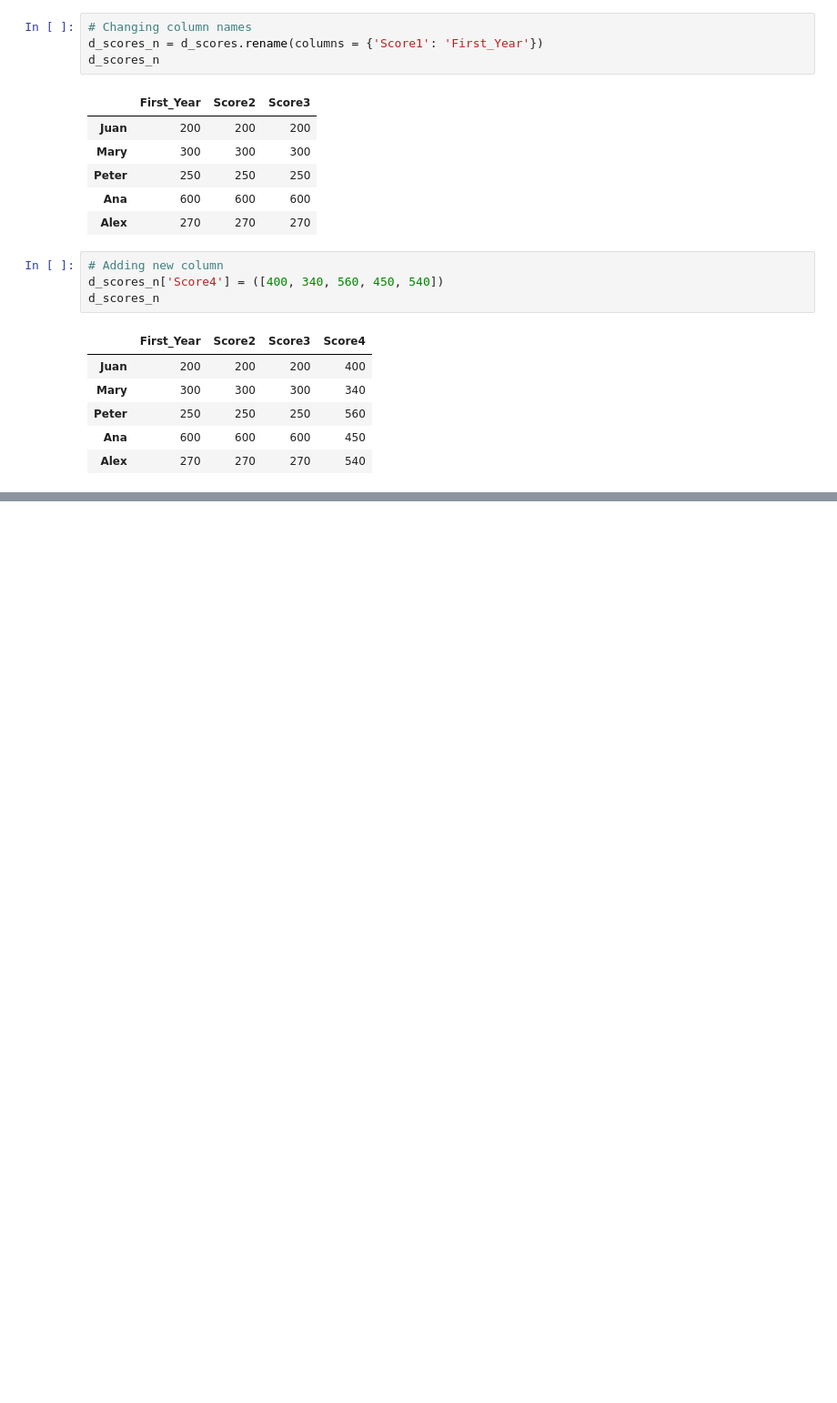
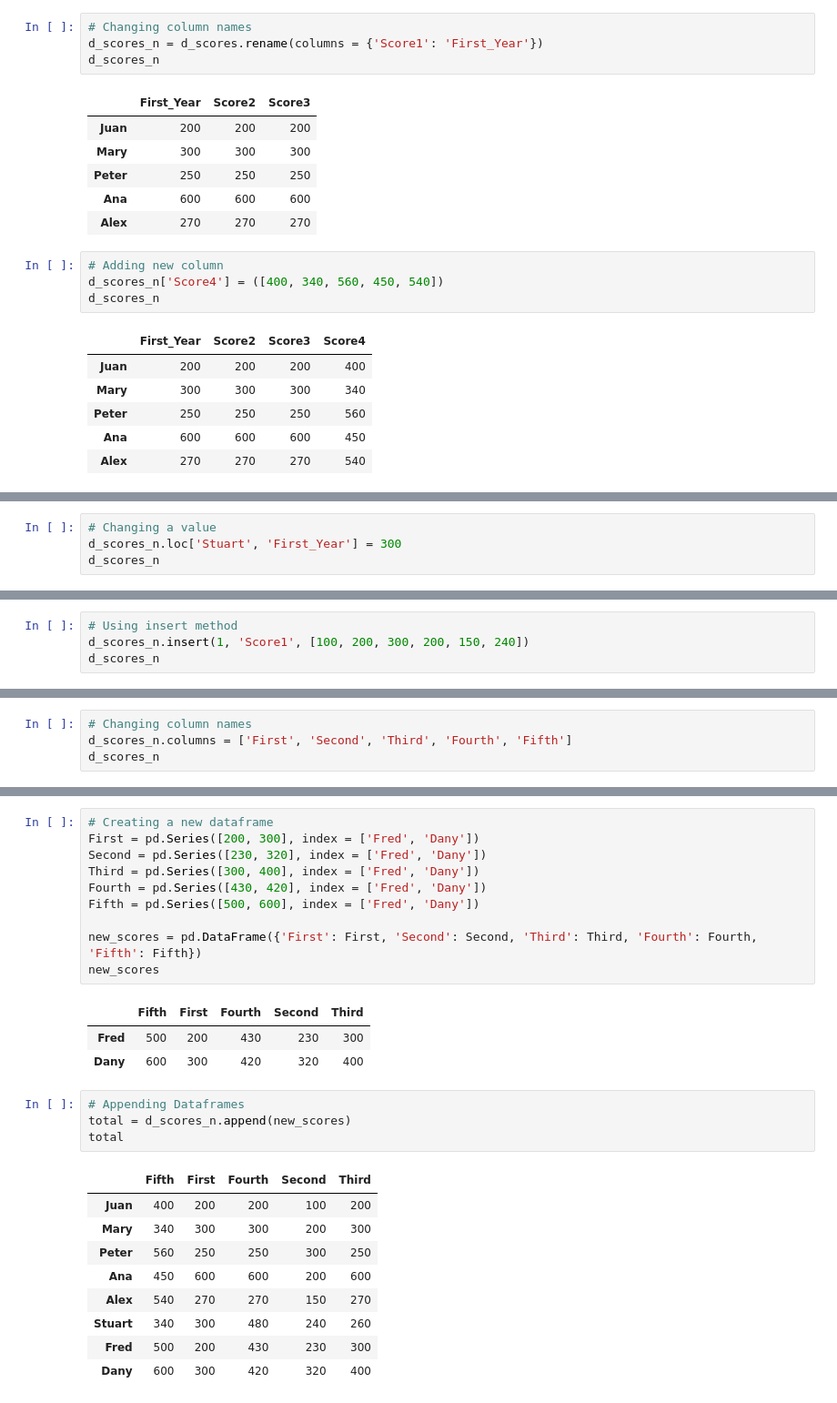
Before and after one commit to alezanper/python-notes, a Jupyter notebook: Pandas/02_DataFrames.ipynb, the cells around one changed output, grey strips where cells are left out. Shown at 91% size. Saved outputs shown, nothing was run; the diff lists cells and outputs as text; blank space fills up the shorter version.

Commit message:
Dataframe Update

```diff
--- a/Pandas/02_DataFrames.ipynb
+++ b/Pandas/02_DataFrames.ipynb
@@ -357,0 +363,4 @@ d_scores_n
+# %%
+# Changing a value
+d_scores_n.loc['Stuart', 'First_Year'] = 300
+d_scores_n
@@ -357,0 +375,4 @@ d_scores_n
+# %%
+# Using insert method
+d_scores_n.insert(1, 'Score1', [100, 200, 300, 200, 150, 240])
+d_scores_n
@@ -357,0 +387,4 @@ d_scores_n
+# %%
+# Changing column names
+d_scores_n.columns = ['First', 'Second', 'Third', 'Fourth', 'Fifth']
+d_scores_n
@@ -357,0 +399,28 @@ d_scores_n
+# %%
+# Creating a new dataframe
+First = pd.Series([200, 300], index = ['Fred', 'Dany'])
+Second = pd.Series([230, 320], index = ['Fred', 'Dany'])
+Third = pd.Series([300, 400], index = ['Fred', 'Dany'])
+Fourth = pd.Series([430, 420], index = ['Fred', 'Dany'])
+Fifth = pd.Series([500, 600], index = ['Fred', 'Dany'])
+
+new_scores = pd.DataFrame({'First': First, 'Second': Second, 'Third': Third, 'Fourth': Fourth, 'Fifth': Fifth})
+new_scores
+# %% [output]
+|  | Fifth | First | Fourth | Second | Third |
+| Fred | 500 | 200 | 430 | 230 | 300 |
+| Dany | 600 | 300 | 420 | 320 | 400 |
+# %%
+# Appending Dataframes
+total = d_scores_n.append(new_scores)
+total
+# %% [output]
+|  | Fifth | First | Fourth | Second | Third |
+| Juan | 400 | 200 | 200 | 100 | 200 |
+| Mary | 340 | 300 | 300 | 200 | 300 |
+| Peter | 560 | 250 | 250 | 300 | 250 |
+| Ana | 450 | 600 | 600 | 200 | 600 |
+| Alex | 540 | 270 | 270 | 150 | 270 |
+| Stuart | 340 | 300 | 480 | 240 | 260 |
+| Fred | 500 | 200 | 430 | 230 | 300 |
+| Dany | 600 | 300 | 420 | 320 | 400 |
```
Also changed, not shown: parts of 25 cells of this notebook.
